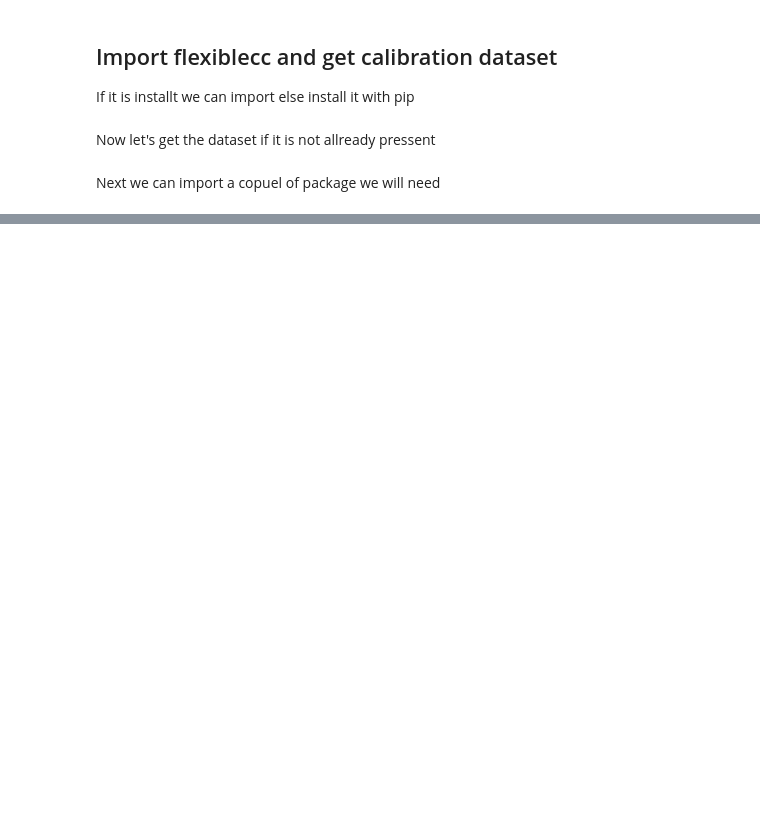
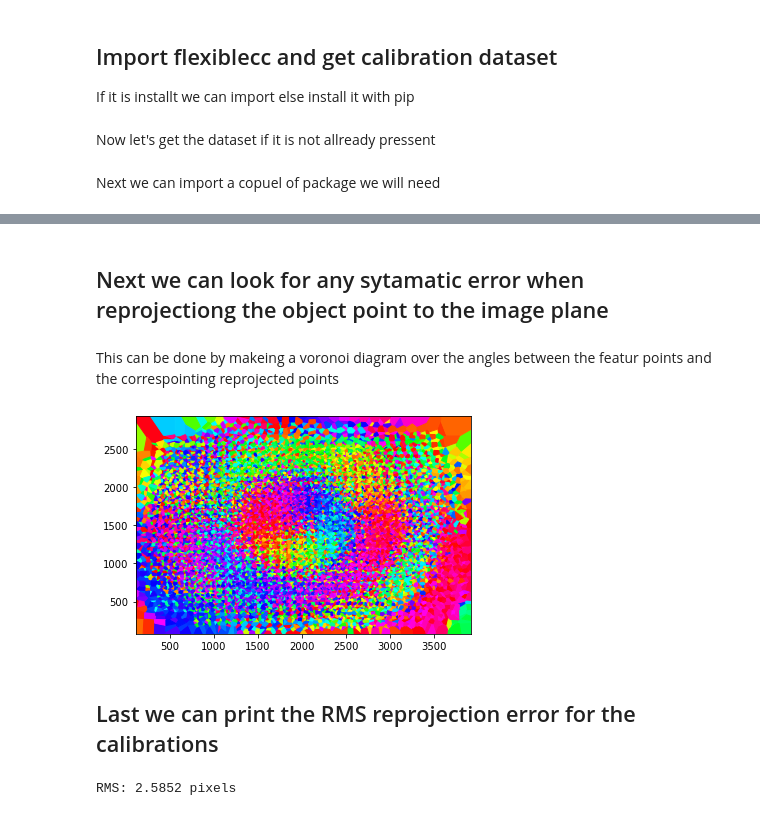
Before and after one commit to SimonLBSoerensen/Flexible-Camera-Calibration, a Jupyter notebook: Demos/FlexibleCameraCalibration.ipynb, the cells around one changed output, grey strips where cells are left out. Cells and saved outputs as stored; diff of their text form; code cells hidden in the pictures; blank space fills up the shorter version.

```diff
--- a/Demos/FlexibleCameraCalibration.ipynb
+++ b/Demos/FlexibleCameraCalibration.ipynb
@@ -30,0 +126,18 @@ from tqdm import tqdm
+# %% [markdown]
+## Next we can look for any sytamatic error when reprojectiong the object point to the image plane
+# %% [markdown]
+This can be done by makeing a voronoi diagram over the angles between the featur points and the correspointing reprojected points
+# %%
+img_points_all, diff_all, angels_all, mag_all = fcc.Metrics.voronoi.projectPoints_and_cal_angles_and_mag(charucoCorners_all, obj_points_all, rvecs, tvecs, cameraMatrix, distCoeffs)
+
+plt.figure()
+fcc.Metrics.voronoi.plot_voronoi(img_points_all, angels_all)
+plt.show()
+# %% [output]
+[figure, added]
+# %% [markdown]
+## Last we can print the RMS reprojection error for the calibrations
+# %%
+print(f"RMS: {calibrate_retval:0.4f} pixels")
+# %% [output]
+RMS: 2.5852 pixels
```
Also changed, not shown: parts of 34 cells of this notebook, 10 other files.
